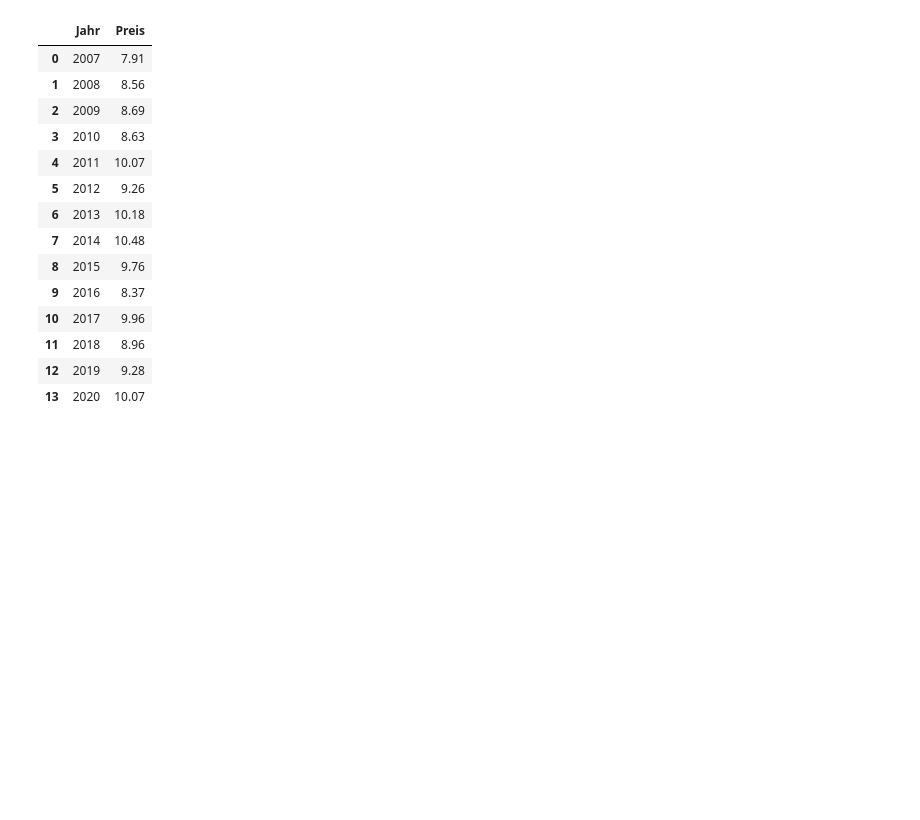
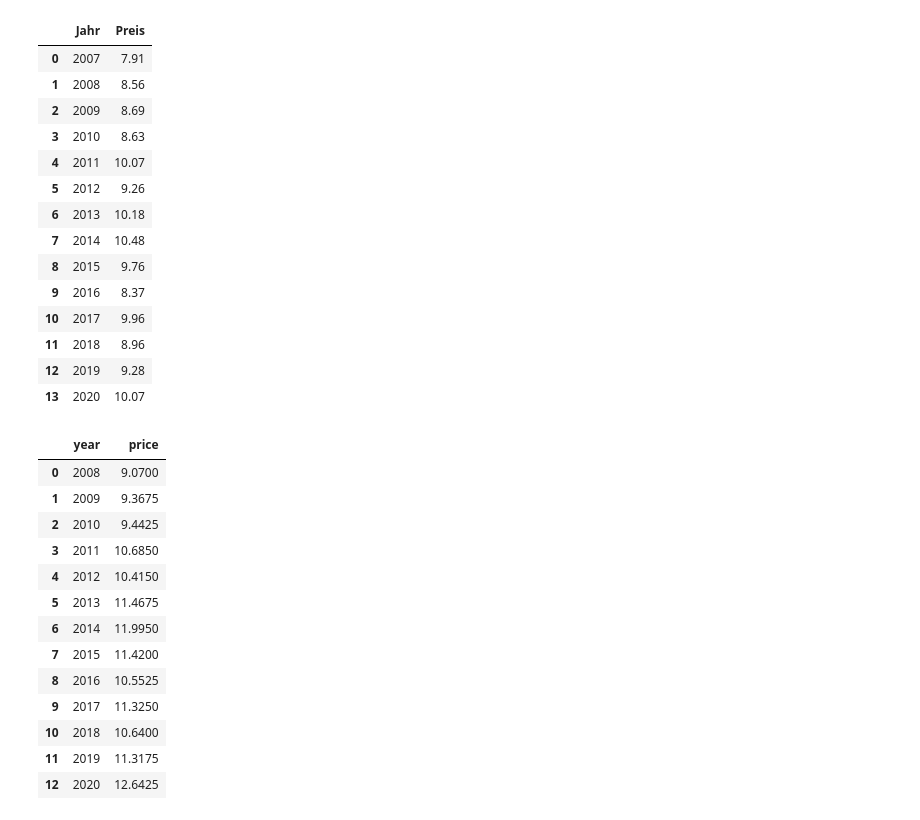
Before and after one commit to sjshtura/Code_Snippets, a Jupyter notebook: electricity_price_stringSplit_dataResampling_industrie.ipynb, the cells around one changed output. Cells and saved outputs as stored; diff of their text form; code cells hidden in the pictures; blank space fills up the shorter version.

```diff
--- a/electricity_price_stringSplit_dataResampling_industrie.ipynb
+++ b/electricity_price_stringSplit_dataResampling_industrie.ipynb
@@ -315,3 +322,24 @@ big_industrial_prices_BDEW
 | 11 | 2018 | 8.96 |
 | 12 | 2019 | 9.28 |
 | 13 | 2020 | 10.07 |
+# %%
+import pandas as pd
+mid_industrie_prices = pd.read_excel(r'output.xlsx')
+mid_industrie_prices
+mid_industrie_prices.columns = ['year', 'price']
+mid_industrie_prices
+# %% [output]
+|  | year | price |
+| 0 | 2008 | 9.0700 |
+| 1 | 2009 | 9.3675 |
+| 2 | 2010 | 9.4425 |
+| 3 | 2011 | 10.6850 |
+| 4 | 2012 | 10.4150 |
+| 5 | 2013 | 11.4675 |
+| 6 | 2014 | 11.9950 |
+| 7 | 2015 | 11.4200 |
+| 8 | 2016 | 10.5525 |
+| 9 | 2017 | 11.3250 |
+| 10 | 2018 | 10.6400 |
+| 11 | 2019 | 11.3175 |
+| 12 | 2020 | 12.6425 |
```
Also changed, not shown: parts of 2 cells of this notebook, 4 other files.
